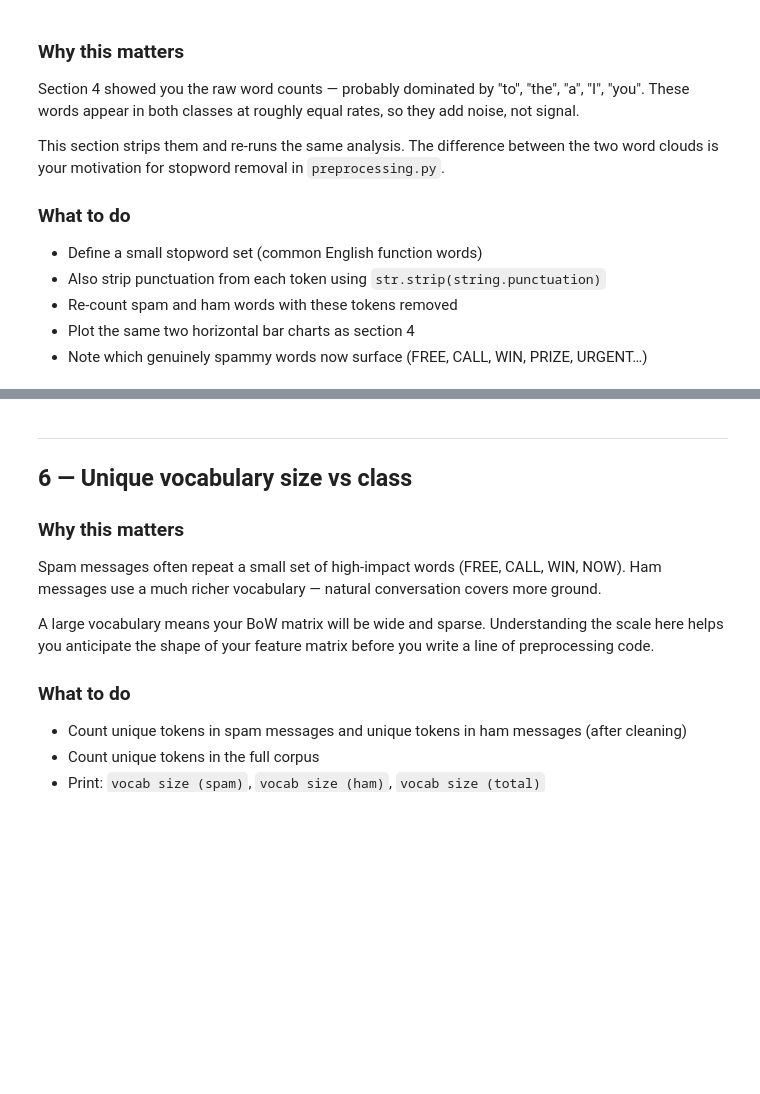
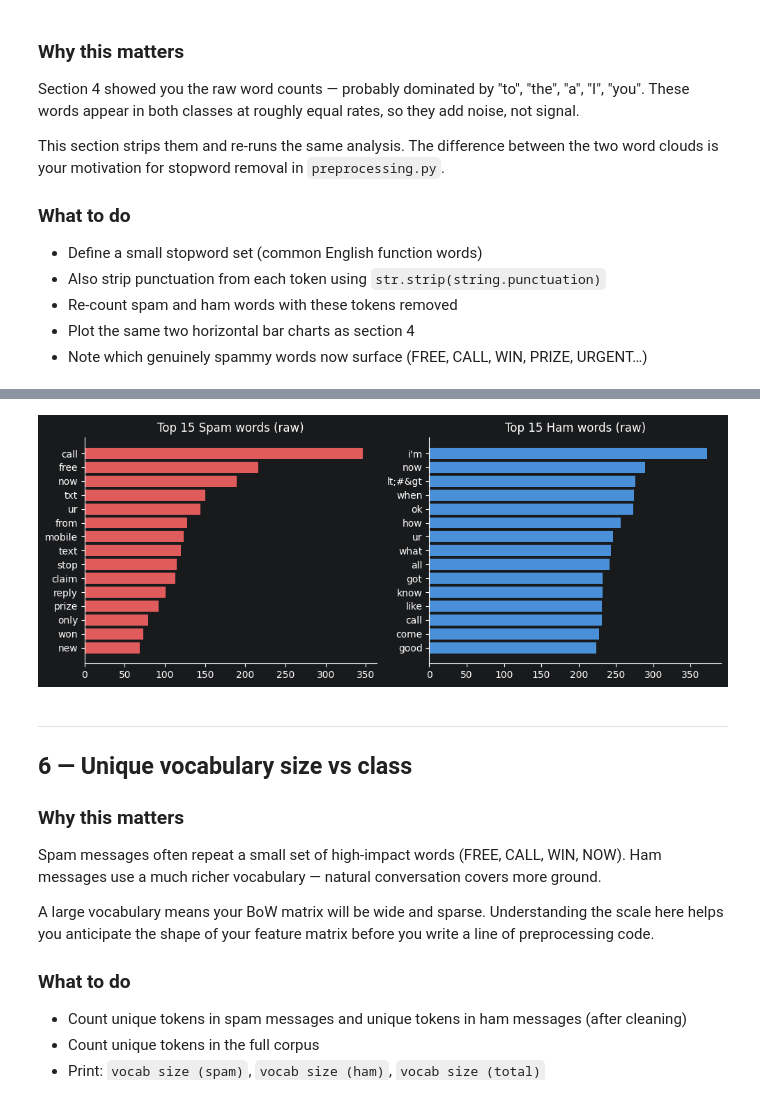
Before and after one commit to Piyush314159/Spam-sentiment_classifier, a Jupyter notebook: notebooks/exploration.ipynb, the cells around one changed output, grey strips where cells are left out. Saved outputs shown, nothing was run; the diff lists cells and outputs as text; code cells hidden in the pictures; blank space fills up the shorter version.

```diff
--- a/notebooks/exploration.ipynb
+++ b/notebooks/exploration.ipynb
@@ -192,29 +257,45 @@ The difference between the two word clouds is your motivation for stopword remov
 - Plot the same two horizontal bar charts as section 4
 - Note which genuinely spammy words now surface (FREE, CALL, WIN, PRIZE, URGENT…)
 # %%
-# STOPWORDS = {
-#     'i', 'me', 'my', 'we', 'our', 'you', 'your', 'he', 'she', 'they', 'it',
-#     'is', 'are', 'was', 'were', 'be', 'been', 'have', 'has', 'had', 'do',
-#     'did', 'will', 'would', 'can', 'could', 'the', 'a', 'an', 'and', 'or',
-#     'but', 'in', 'on', 'at', 'to', 'for', 'of', 'with', 'this', 'that',
-#     'not', 'so', 'if', 'up', 'out', 'get', 'just', 'no', 'go', 'about'
-# }
-#
-# def clean_tokens(text):
-#     tokens = text.lower().split()
-#     return [
-#         t.strip(string.punctuation)
-#         for t in tokens
-#         if t.strip(string.punctuation) not in STOPWORDS
-#         and len(t.strip(string.punctuation)) > 1
-#     ]
-#
-# spam_clean = Counter()
-# ham_clean  = Counter()
-# for msg in df[df['label'] == 'spam']['message']:
-#     spam_clean.update(clean_tokens(msg))
-# for msg in df[df['label'] == 'ham']['message']:
-#     ham_clean.update(clean_tokens(msg))
-#
-# --- repeat the same bar chart as section 4 but with clean tokens ---
-# # (copy plot code from above, swap counter variables)
+STOPWORDS = {
+    'i', 'me', 'my', 'we', 'our', 'you', 'your', 'he', 'she', 'they', 'it',
+    'is', 'are', 'was', 'were', 'be', 'been', 'have', 'has', 'had', 'do',
+    'did', 'will', 'would', 'can', 'could', 'the', 'a', 'an', 'and', 'or',
+    'but', 'in', 'on', 'at', 'to', 'for', 'of', 'with', 'this', 'that',
+    'not', 'so', 'if', 'up', 'out', 'get', 'just', 'no', 'go', 'about'
+}
+
+def clean_tokens(text):
+    tokens = text.lower().split()
+    return [
+        t.strip(string.punctuation)
+        for t in tokens
+        if t.strip(string.punctuation) not in STOPWORDS
+        and len(t.strip(string.punctuation)) > 1
+    ]
+
+spam_clean = Counter()
+ham_clean  = Counter()
+for msg in df[df['label'] == 'spam']['message']:
+    spam_clean.update(clean_tokens(msg))
+for msg in df[df['label'] == 'ham']['message']:
+    ham_clean.update(clean_tokens(msg))
+
+# --- print top 20 side by side ---
+print("After Cleaning")
+print(f"{'TOP SPAM WORDS':<30} {'TOP HAM WORDS'}")
+for (sw, sc), (hw, hc) in zip(spam_clean.most_common(20), ham_clean.most_common(20)):
+    print(f"{sw:<20} {sc:<10} {hw:<20} {hc}")
+
+# --- horizontal bar charts ---
+fig, axes = plt.subplots(1, 2)
+for ax, counter, label, color in [
+    (axes[0], spam_clean, 'Spam', '#E05C5C'),
+    (axes[1], ham_clean,  'Ham',  '#4A90D9')
+]:
+    words, counts = zip(*counter.most_common(15))
+    ax.barh(words[::-1], counts[::-1], color=color)
+    ax.set_title(f'Top 15 {label} words (raw)')
+plt.tight_layout()
+plt.show()
+# %% [output]
@@ -221,3 +319,4 @@ The difference between the two word clouds is your motivation for stopword remov
+[figure, added]
 # %% [markdown]
 ---
 ## 6 — Unique vocabulary size vs class
```
Also changed, not shown: parts of 11 cells of this notebook, 1 other file.
